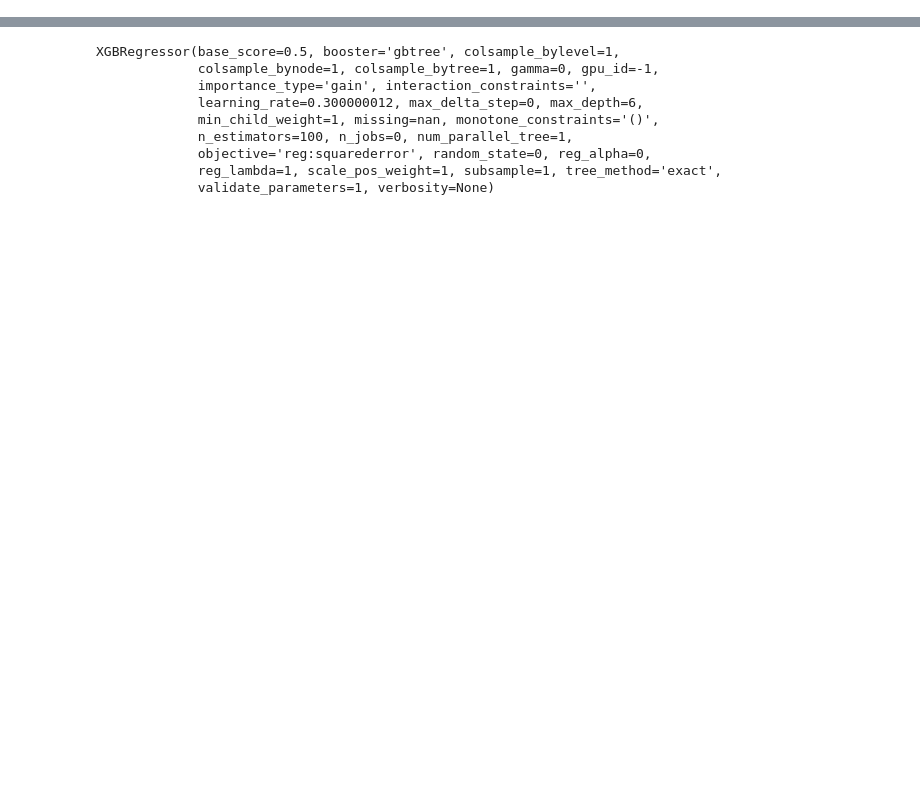
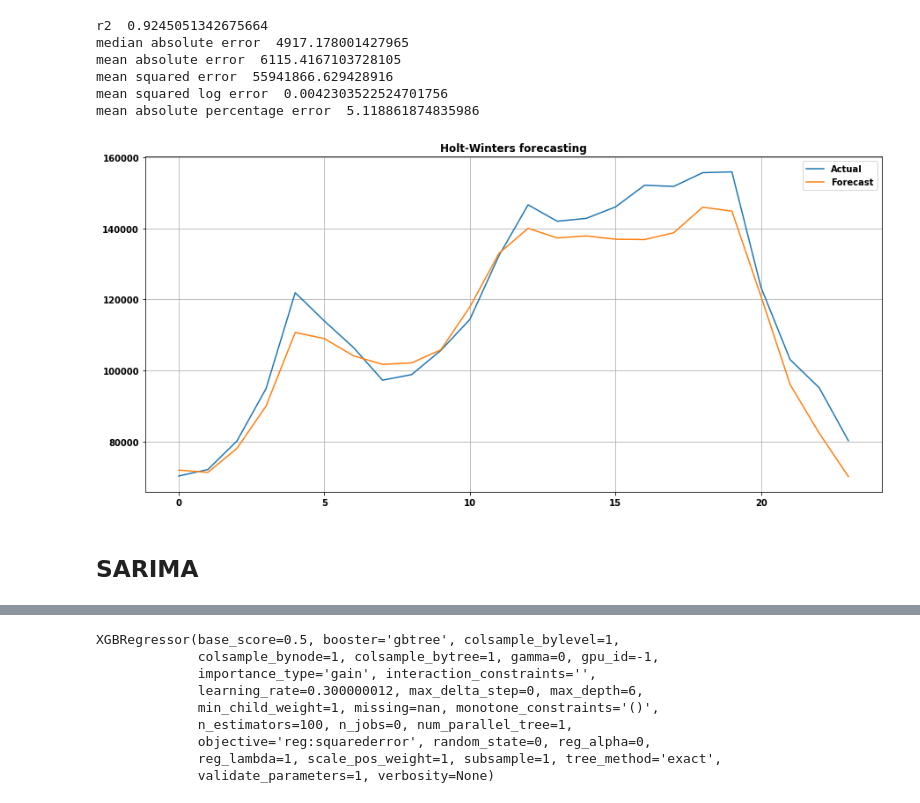
Before and after one commit to AndreiAblets/Forecasting-using-immune-algorithm, a Jupyter notebook: AISLFS.ipynb, the cells around one changed output, grey strips where cells are left out. Drawn from its saved outputs; the diff is of its cells as text; code cells hidden in the pictures; blank space fills up the shorter version.

```diff
--- a/AISLFS.ipynb
+++ b/AISLFS.ipynb
@@ -435,0 +41,4 @@ plt.show()
+# %%
+n = 24 #довжина сезону
+Z = 5 #кількість клонів для кожного антитіла
+hours = list(range(n)) #години
@@ -435,0 +384,4 @@ plt.show()
+# %%
+ads_ = pd.read_csv('archive/ads.csv', index_col=['Time'], parse_dates=['Time'])
+train_data = ads_.Ads[:-24]
+test_data = ads_.Ads[-24:]
@@ -435,0 +519,14 @@ plt.show()
+# %%
+%%time
+x = [0, 0, 0]
+opt = minimize(timeseriesCVscore, x0=x,
+               args=(train_data, mean_squared_log_error),
+               method="TNC", bounds = ((0, 1), (0, 1), (0, 1)))
+alpha_final, beta_final, gamma_final = opt.x
+
+model = HoltWinters(train_data, slen = 24,
+                    alpha = alpha_final,
+                    beta = beta_final,
+                    gamma = gamma_final,
+                    n_preds = 48, scaling_factor = 3)
+model.triple_exponential_smoothing()
@@ -435,0 +535,29 @@ plt.show()
+# %%
+HW_metrics = np.array([r2_score(test_data.values, model.result[-48:-24]),median_absolute_error(test_data.values, model.result[-48:-24]),
+                    mean_absolute_error(test_data.values, model.result[-48:-24]),mean_squared_error(test_data.values, model.result[-48:-24]),
+                      mean_squared_log_error(test_data.values, model.result[-48:-24]),mean_absolute_percentage_error(test_data.values, model.result[-48:-24])])
+print('r2 ',r2_score(test_data.values, model.result[-48:-24]))
+print('median absolute error ',median_absolute_error(test_data.values, model.result[-48:-24]))
+print('mean absolute error ',mean_absolute_error(test_data.values, model.result[-48:-24]))
+print('mean squared error ',mean_squared_error(test_data.values, model.result[-48:-24]))
+print('mean squared log error ',mean_squared_log_error(test_data.values, model.result[-48:-24]))
+print('mean absolute percentage error ',mean_absolute_percentage_error(test_data.values, model.result[-48:-24]))
+# %% [output]
+r2  0.9245051342675664
+median absolute error  4917.178001427965
+mean absolute error  6115.4167103728105
+mean squared error  55941866.629428916
+mean squared log error  0.0042303522524701756
+mean absolute percentage error  5.118861874835986
+# %%
+plt.figure(figsize=(15, 7))
+plt.plot(test_data.values,label='Actual')
+plt.plot(model.result[-48:-24],label='Forecast')
+plt.title("Holt-Winters forecasting")
+plt.grid(True)
+plt.legend()
+plt.show()
+# %% [output]
+[figure, added]
+# %% [markdown]
+## SARIMA
```
Also changed, not shown: parts of 70 cells of this notebook.
